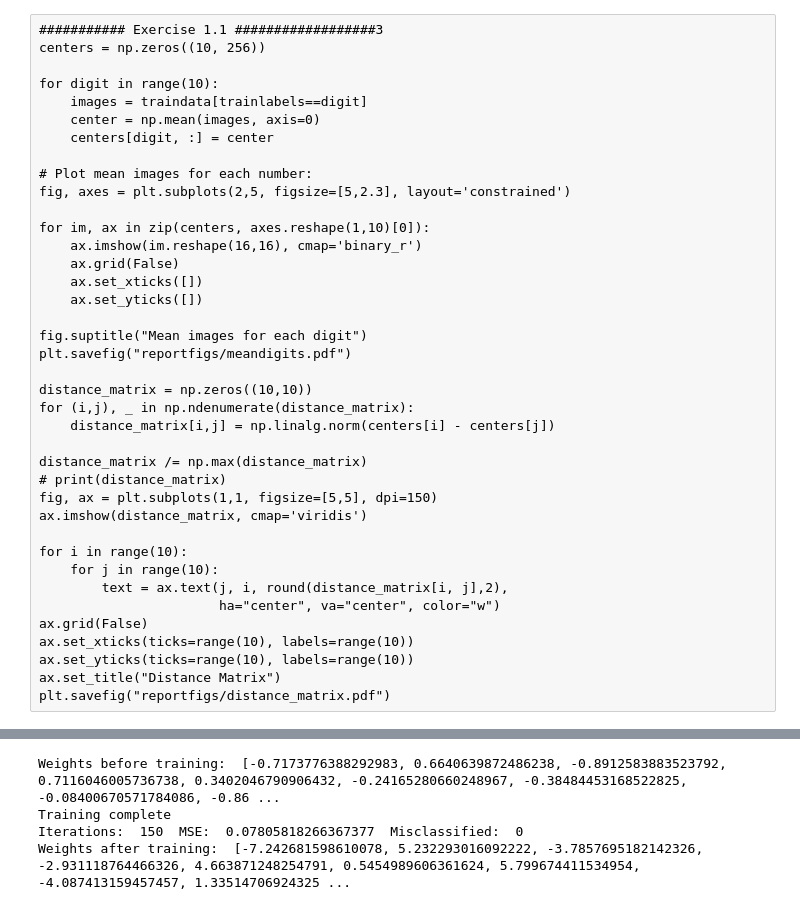
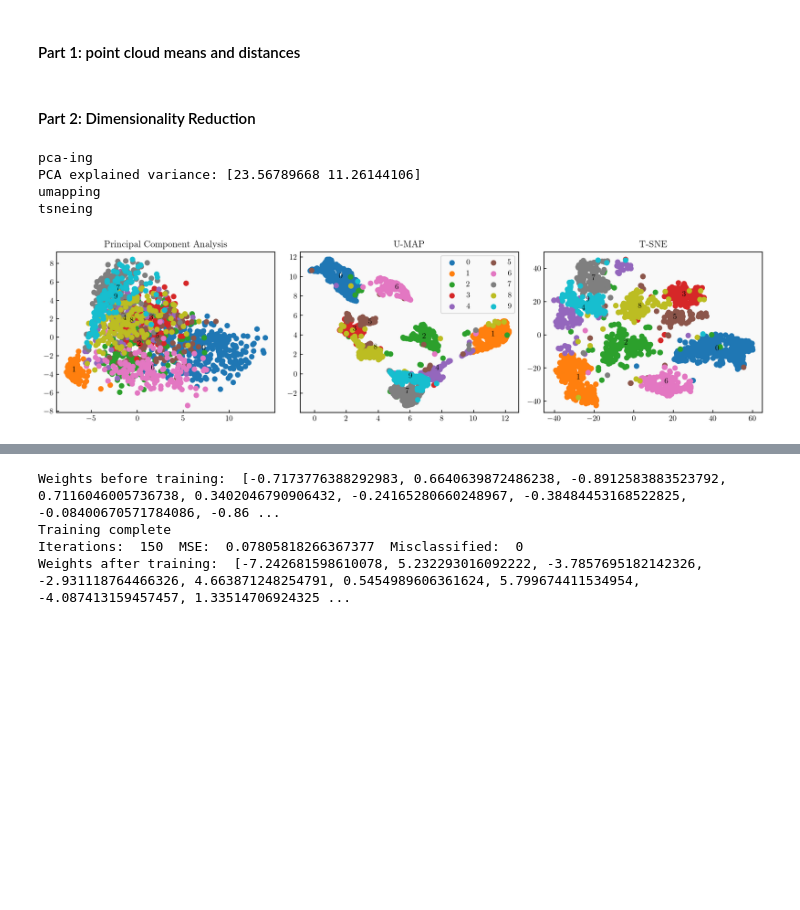
Before and after one commit to jaspermens/idl-assignments, a Jupyter notebook: A0/IDL0.ipynb, the cells around one changed output, grey strips where cells are left out. Cells and saved outputs as stored; diff of their text form; code cells hidden in the pictures; blank space fills up the shorter version.

Commit message:
Some small final tweaks to plots and code

```diff
--- a/A0/IDL0.ipynb
+++ b/A0/IDL0.ipynb
@@ -1,12 +9,12 @@
 # %%
-################################################ Exercise 1 #################################################
 import numpy as np
 import matplotlib.pyplot as plt
 
-traindata = np.loadtxt('~/IDL/train_in.csv', delimiter=',')
-trainlabels = np.genfromtxt('~/IDL/train_out.csv', delimiter=',')
+# read the MNIST datasets
+traindata = np.loadtxt('train_in.csv', delimiter=',')
+trainlabels = np.genfromtxt('train_out.csv', delimiter=',')
 
-testdata = np.genfromtxt('~/IDL/test_in.csv', delimiter=',')
-testlabels = np.genfromtxt('~/IDL/test_out.csv', delimiter=',')
+testdata = np.genfromtxt('test_in.csv', delimiter=',')
+testlabels = np.genfromtxt('test_out.csv', delimiter=',')
 # %%
 # Preview the first 10 images in the dataset
@@ -28,39 +37,2 @@ plt.savefig("reportfigs/firstdigits.pdf")
-# %% [raw]
-########### Exercise 1.1 ##################3
-centers = np.zeros((10, 256))
-
-for digit in range(10):
-    images = traindata[trainlabels==digit]
-    center = np.mean(images, axis=0)
-    centers[digit, :] = center
-
-# Plot mean images for each number:
-fig, axes = plt.subplots(2,5, figsize=[5,2.3], layout='constrained')
-
-for im, ax in zip(centers, axes.reshape(1,10)[0]):
-    ax.imshow(im.reshape(16,16), cmap='binary_r')
-    ax.grid(False)
-    ax.set_xticks([])
-    ax.set_yticks([])
-
-fig.suptitle("Mean images for each digit")
-plt.savefig("reportfigs/meandigits.pdf")
-
-distance_matrix = np.zeros((10,10))
-for (i,j), _ in np.ndenumerate(distance_matrix):
-    distance_matrix[i,j] = np.linalg.norm(centers[i] - centers[j])
-
-distance_matrix /= np.max(distance_matrix)
-# print(distance_matrix)
-fig, ax = plt.subplots(1,1, figsize=[5,5], dpi=150)
-ax.imshow(distance_matrix, cmap='viridis')
-
-for i in range(10):
-    for j in range(10):
-        text = ax.text(j, i, round(distance_matrix[i, j],2),
-                       ha="center", va="center", color="w")
-ax.grid(False)
-ax.set_xticks(ticks=range(10), labels=range(10))
-ax.set_yticks(ticks=range(10), labels=range(10))
-ax.set_title("Distance Matrix")
-plt.savefig("reportfigs/distance_matrix.pdf")
+# %% [markdown]
+#### Part 1: point cloud means and distances
@@ -67,15 +81,18 @@ plt.savefig("reportfigs/distance_matrix.pdf")
+# %% [markdown]
+#### Part 2: Dimensionality Reduction
 # %%
-############# Exercise 1.2 ###################
+# Make one big figure for all three schemes
+fig, (ax_pca, ax_umap, ax_tsne) = plt.subplots(1,3, figsize=[13,3.5], dpi=150, layout='tight')
+plt.subplots_adjust(wspace=.1)
+ax = ax_pca
 
+# PCA part
 from sklearn.decomposition import PCA
-print("pcaing")
+
+print("pca-ing")
 pca = PCA(n_components=2)
 fit = pca.fit_transform(traindata)
-print(pca.explained_variance_)
-
-fig, (ax_pca, ax_umap, ax_tsne) = plt.subplots(1,3, figsize=[13,4], dpi=150, layout='tight')
-plt.subplots_adjust(wspace=.1)
-ax = ax_pca
+print(f"PCA explained variance: {pca.explained_variance_}")
 
 for digit in range(10):
     plotfit = fit[trainlabels==digit]
@@ -84,33 +101,39 @@ for digit in range(10):
 
 ax.set_title("Principal Component Analysis")
 
-
+# UMAP part
 import umap
 print("umapping")
 
 ump = umap.UMAP(n_components=2)
 fit = ump.fit_transform(traindata)
 ax = ax_umap
 
 for digit in range(10):
     plotfit = fit[trainlabels==digit]
     ax.scatter(plotfit[:,0], plotfit[:,1], label=str(digit), )
     ax.text(s=str(digit), x=np.mean(plotfit[:,0]), y=np.mean(plotfit[:,1]),  zorder=10)
 
 ax.legend(ncols=2)
-ax.set_title("UMAP")
+ax.set_title("U-MAP")
 
-
+# t-SNE part
 from sklearn.manifold import TSNE
 print("tsneing")
 tsne = TSNE(n_components=2)
 fit = tsne.fit_transform(traindata)
 ax = ax_tsne
 
 for digit in range(10):
     plotfit = fit[trainlabels==digit]
     ax.scatter(plotfit[:,0], plotfit[:,1], label=str(digit), )
     ax.text(s=str(digit), x=np.mean(plotfit[:,0]), y=np.mean(plotfit[:,1]),  zorder=10)
 
 ax.set_title("T-SNE")
 plt.savefig("reportfigs/dimreduction.pdf")
+# %% [output]
+pca-ing
+PCA explained variance: [23.56789668 11.26144106]
+umapping
+tsneing
+[figure, added]
```
Also changed, not shown: parts of 12 cells of this notebook, 10 other files.
